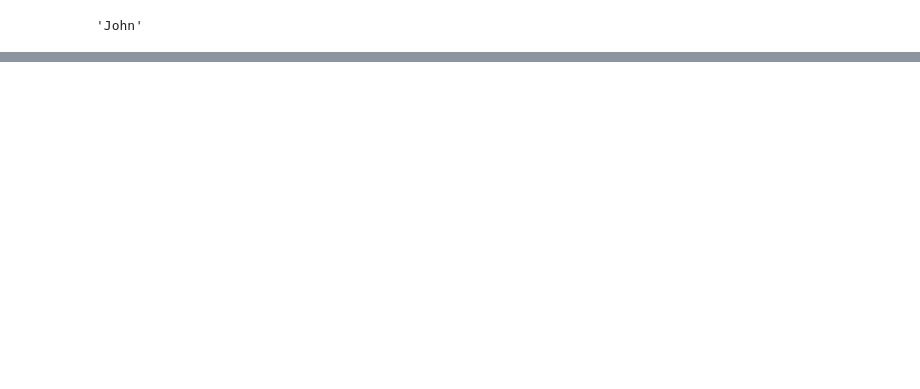
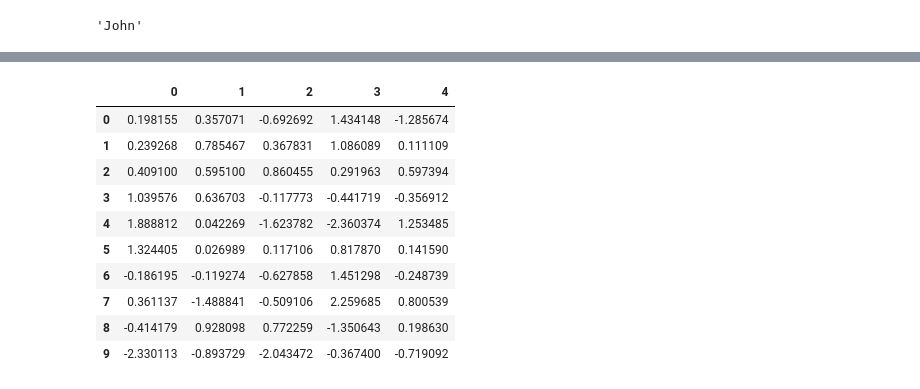
Before and after one commit to SkyCHarris/jupyter_demo, a Jupyter notebook: testing_jupyter.ipynb, the cells around one changed output, grey strips where cells are left out. Saved outputs shown, nothing was run; the diff lists cells and outputs as text; code cells hidden in the pictures; blank space fills up the shorter version.

```diff
--- a/testing_jupyter.ipynb
+++ b/testing_jupyter.ipynb
@@ -43,0 +133,18 @@ name = 'Sky'
+# %%
+import pandas as pd
+import numpy as np
+
+df = pd.DataFrame(np.random.randn(10,5))
+df
+# %% [output]
+|  | 0 | 1 | 2 | 3 | 4 |
+| 0 | 0.198155 | 0.357071 | -0.692692 | 1.434148 | -1.285674 |
+| 1 | 0.239268 | 0.785467 | 0.367831 | 1.086089 | 0.111109 |
+| 2 | 0.409100 | 0.595100 | 0.860455 | 0.291963 | 0.597394 |
+| 3 | 1.039576 | 0.636703 | -0.117773 | -0.441719 | -0.356912 |
+| 4 | 1.888812 | 0.042269 | -1.623782 | -2.360374 | 1.253485 |
+| 5 | 1.324405 | 0.026989 | 0.117106 | 0.817870 | 0.141590 |
+| 6 | -0.186195 | -0.119274 | -0.627858 | 1.451298 | -0.248739 |
+| 7 | 0.361137 | -1.488841 | -0.509106 | 2.259685 | 0.800539 |
+| 8 | -0.414179 | 0.928098 | 0.772259 | -1.350643 | 0.198630 |
+| 9 | -2.330113 | -0.893729 | -2.043472 | -0.367400 | -0.719092 |
```
Also changed, not shown: parts of 7 cells of this notebook.
